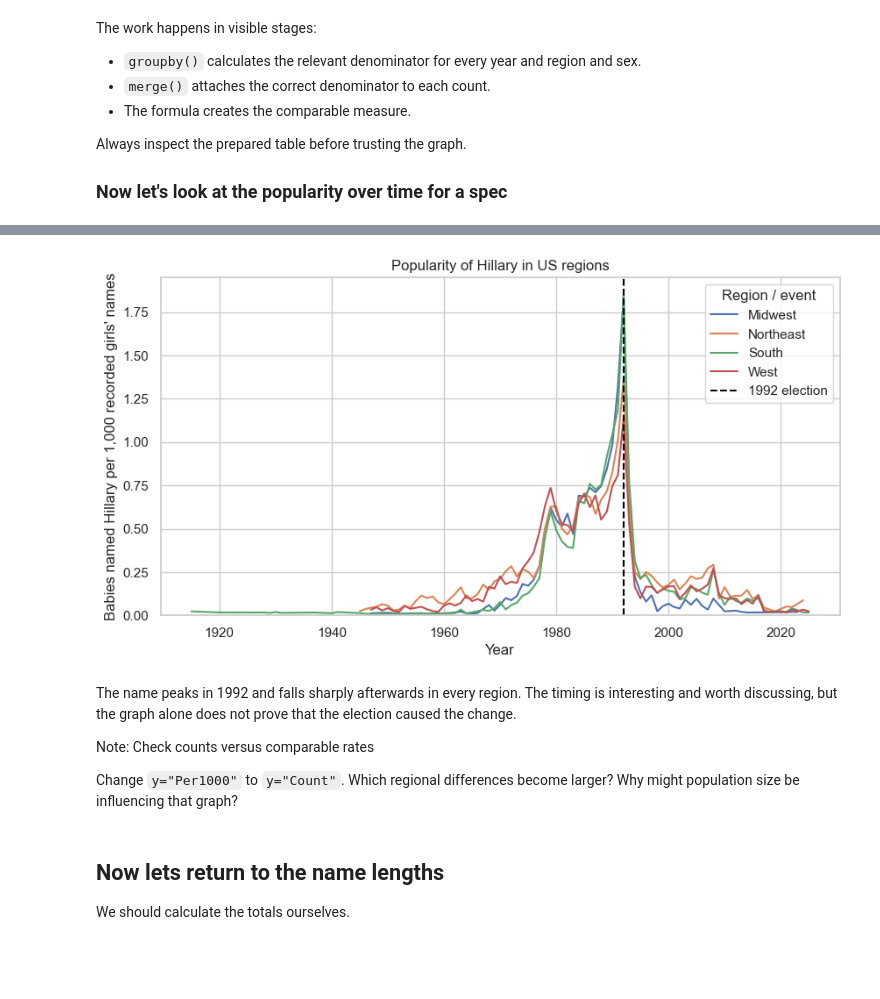
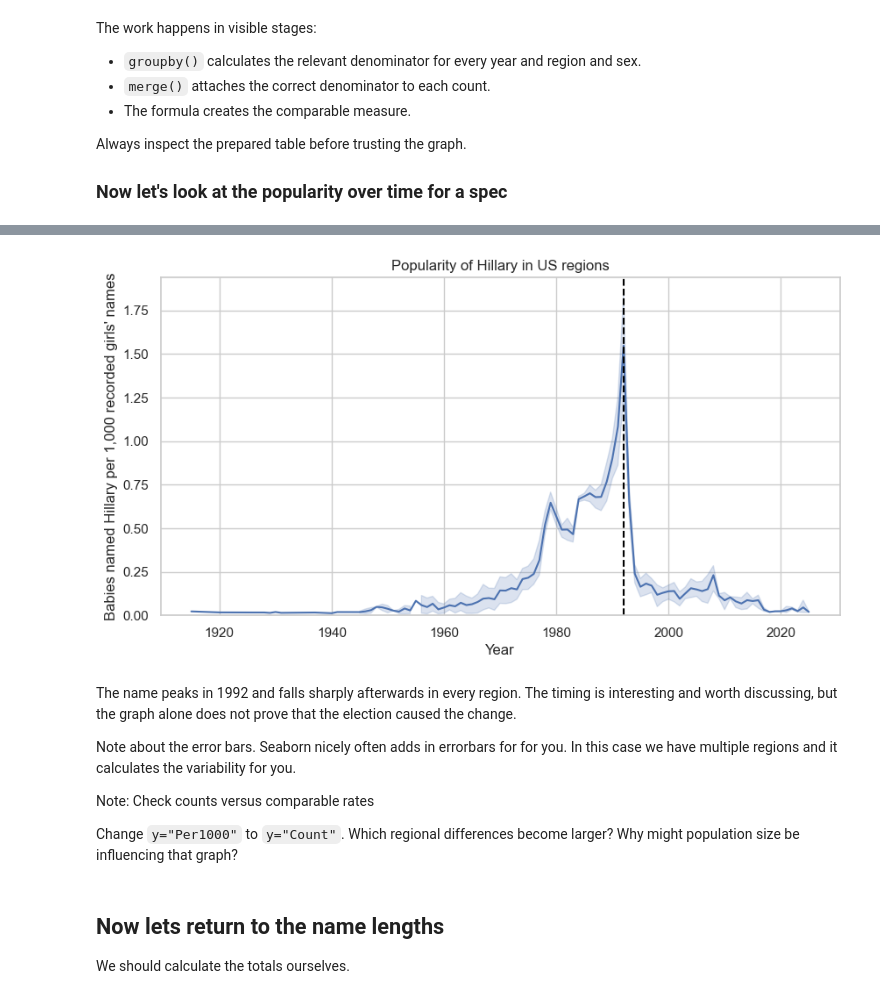
Before and after one commit to j-ales/PN4106_2026_27, a Jupyter notebook: week_5/05-Visualising-Data-with-Seaborn.ipynb, the cells around one changed output, grey strips where cells are left out. Saved outputs shown, nothing was run; the diff lists cells and outputs as text; code cells hidden in the pictures; blank space fills up the shorter version.

```diff
--- a/week_5/05-Visualising-Data-with-Seaborn.ipynb
+++ b/week_5/05-Visualising-Data-with-Seaborn.ipynb
@@ -310,28 +235,29 @@ usa_names_df.loc[select_hillary & select_years, :].head(10)
 # %%
 # hillary_recent_df = hillary_df.loc[hillary_df["Year"] >= 1960]
 
 fig, ax = plt.subplots(figsize=(10, 5))
 
 sns.lineplot(
     data=usa_names_df.loc[select_hillary], #<--- We can pass in a subset of a dataframe.
     x="Year",
     y="CountPer1000",
-    hue="Region",
     ax=ax,
 )
 
 ax.axvline(1992, color="black", linestyle="--", label="1992 election")
 ax.set_title("Popularity of Hillary in US regions")
 ax.set_xlabel("Year")
 ax.set_ylabel("Babies named Hillary per 1,000 recorded girls' names")
 ax.set_ylim(bottom=0)
-ax.legend(title="Region / event")
+# ax.legend(title="Region / event")
 
 plt.show()
 # %% [output]
-[figure, old version]
+[figure, new version]
 # %% [markdown]
 The name peaks in 1992 and falls sharply afterwards in every region. The timing is interesting and worth discussing, but the graph alone does not prove that the election caused the change.
+
+Note about the error bars.   Seaborn nicely often adds in errorbars for for you.  In this case we have multiple regions and it calculates the variability for you.
 
 Note: Check counts versus comparable rates
 
```
Also changed, not shown: parts of 12 cells of this notebook, 4 other files.
